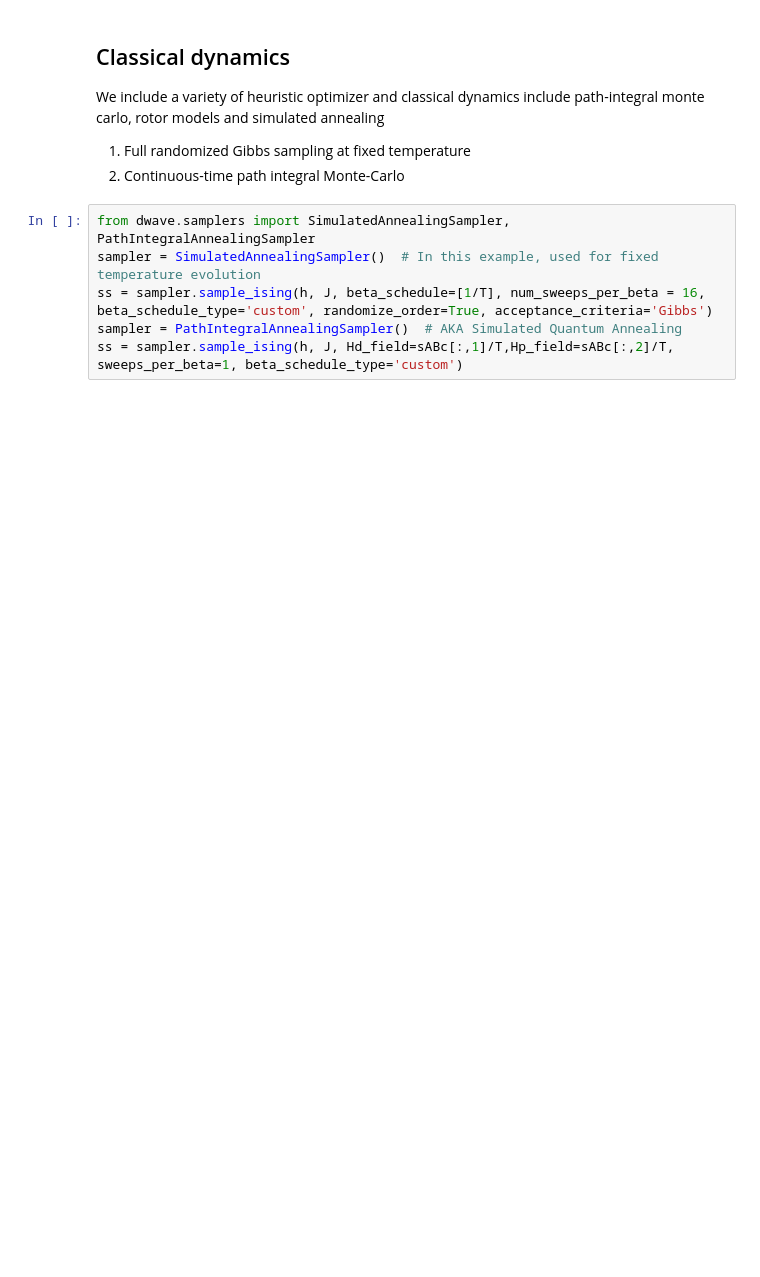
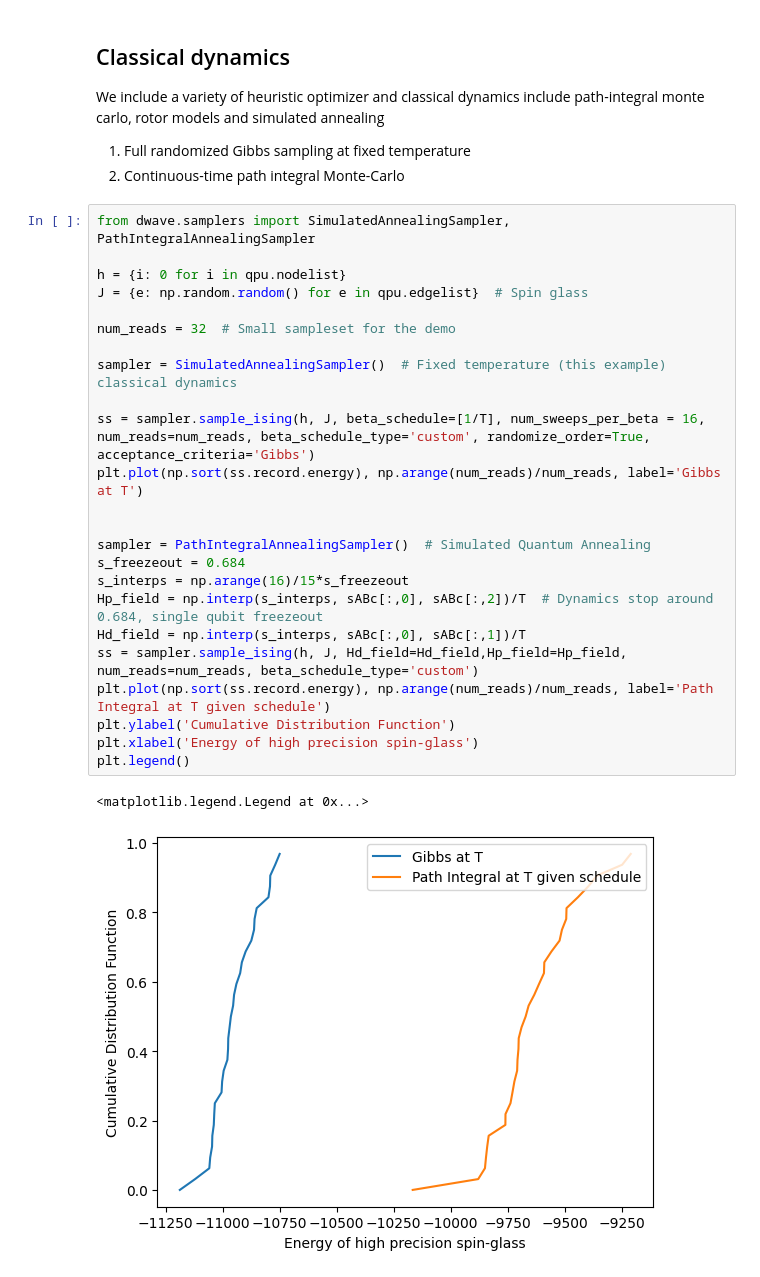
Before and after one commit to dwave-training/2025-aqc-workshop, a Jupyter notebook: physics-experiments-ocean-sdk.ipynb, the cells around one changed output. Drawn from its saved outputs; the diff is of its cells as text; blank space fills up the shorter version.

Commit message:
Tidy up, replace one figure

```diff
--- a/physics-experiments-ocean-sdk.ipynb
+++ b/physics-experiments-ocean-sdk.ipynb
@@ -147,7 +147,28 @@ We include a variety of heuristic optimizer and classical dynamics include path-
 2. Continuous-time path integral Monte-Carlo
 # %%
 from dwave.samplers import SimulatedAnnealingSampler, PathIntegralAnnealingSampler
-sampler = SimulatedAnnealingSampler()  # In this example, used for fixed temperature evolution
-ss = sampler.sample_ising(h, J, beta_schedule=[1/T], num_sweeps_per_beta = 16, beta_schedule_type='custom', randomize_order=True, acceptance_criteria='Gibbs')
-sampler = PathIntegralAnnealingSampler()  # AKA Simulated Quantum Annealing
-ss = sampler.sample_ising(h, J, Hd_field=sABc[:,1]/T,Hp_field=sABc[:,2]/T, sweeps_per_beta=1, beta_schedule_type='custom')
+
+h = {i: 0 for i in qpu.nodelist}
+J = {e: np.random.random() for e in qpu.edgelist}  # Spin glass
+
+num_reads = 32  # Small sampleset for the demo
+
+sampler = SimulatedAnnealingSampler()  # Fixed temperature (this example) classical dynamics
+
+ss = sampler.sample_ising(h, J, beta_schedule=[1/T], num_sweeps_per_beta = 16, num_reads=num_reads, beta_schedule_type='custom', randomize_order=True, acceptance_criteria='Gibbs')
+plt.plot(np.sort(ss.record.energy), np.arange(num_reads)/num_reads, label='Gibbs at T')
+
+
+sampler = PathIntegralAnnealingSampler()  # Simulated Quantum Annealing
+s_freezeout = 0.684
+s_interps = np.arange(16)/15*s_freezeout
+Hp_field = np.interp(s_interps, sABc[:,0], sABc[:,2])/T  # Dynamics stop around 0.684, single qubit freezeout
+Hd_field = np.interp(s_interps, sABc[:,0], sABc[:,1])/T
+ss = sampler.sample_ising(h, J, Hd_field=Hd_field,Hp_field=Hp_field, num_reads=num_reads, beta_schedule_type='custom')
+plt.plot(np.sort(ss.record.energy), np.arange(num_reads)/num_reads, label='Path Integral at T given schedule')
+plt.ylabel('Cumulative Distribution Function')
+plt.xlabel('Energy of high precision spin-glass')
+plt.legend()
+# %% [output]
+<matplotlib.legend.Legend at 0x...>
+[figure, added]
```
Also changed, not shown: parts of 2 cells of this notebook, 3 other files.
